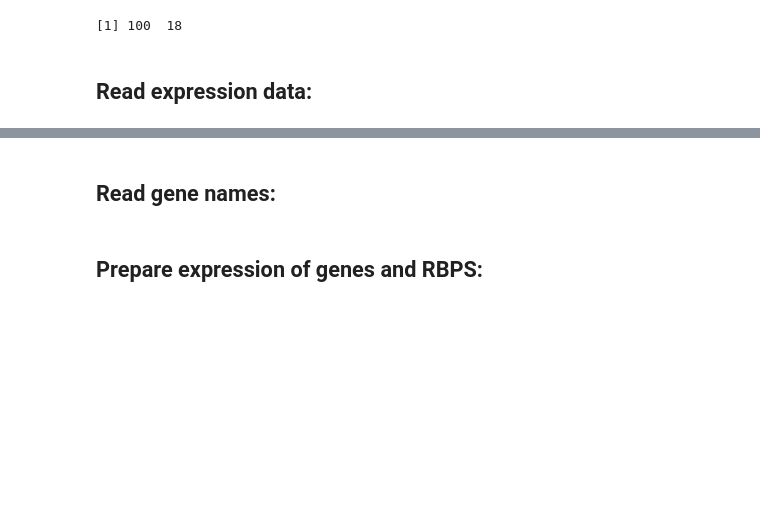
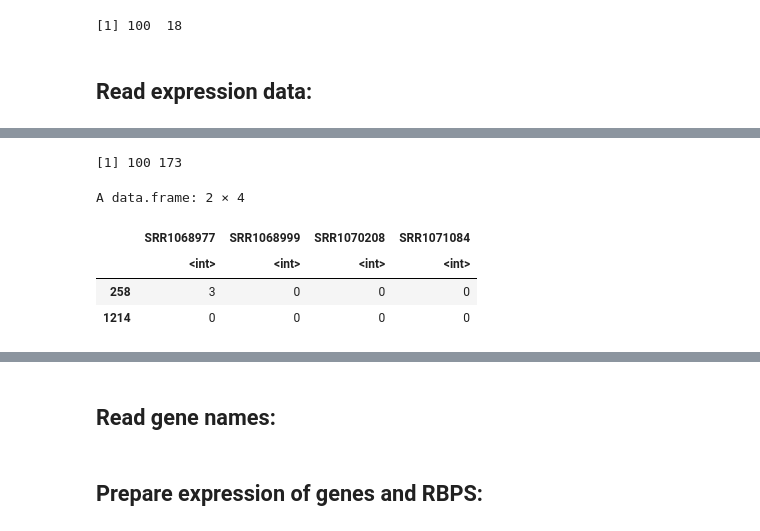
Before and after one commit to cgpu/sbas-nf, a Jupyter notebook: papermill-notebooks/bayesian-modelling-sex_as_events.ipynb, the cells around one changed output, grey strips where cells are left out. Drawn from its saved outputs; the diff is of its cells as text; code cells hidden in the pictures; blank space fills up the shorter version.

```diff
--- a/papermill-notebooks/bayesian-modelling-sex_as_events.ipynb
+++ b/papermill-notebooks/bayesian-modelling-sex_as_events.ipynb
@@ -562,5 +617,12 @@ se.jc.ijc.counts[1:2,1:4]
 # %%
-se.jc.sjc.counts <- se.jc.sjc.counts[,colnames(se.jc.sjc.counts) %in% meta.data$SRR]
-dim(se.jc.sjc.counts)
-se.jc.sjc.counts[1:2,1:4]
+jc.sjc.counts <- jc.sjc.counts[,colnames(jc.sjc.counts) %in% meta.data$SRR]
+dim(jc.sjc.counts)
+jc.sjc.counts[1:2,1:4]
+# %% [output]
+[1] 100 173
+A data.frame: 2 × 4
+|  | SRR1068977 | SRR1068999 | SRR1070208 | SRR1071084 |
+|  | <int> | <int> | <int> | <int> |
+| 258 | 3 | 0 | 0 | 0 |
+| 1214 | 0 | 0 | 0 | 0 |
 # %%
```
Also changed, not shown: parts of 40 cells of this notebook.
